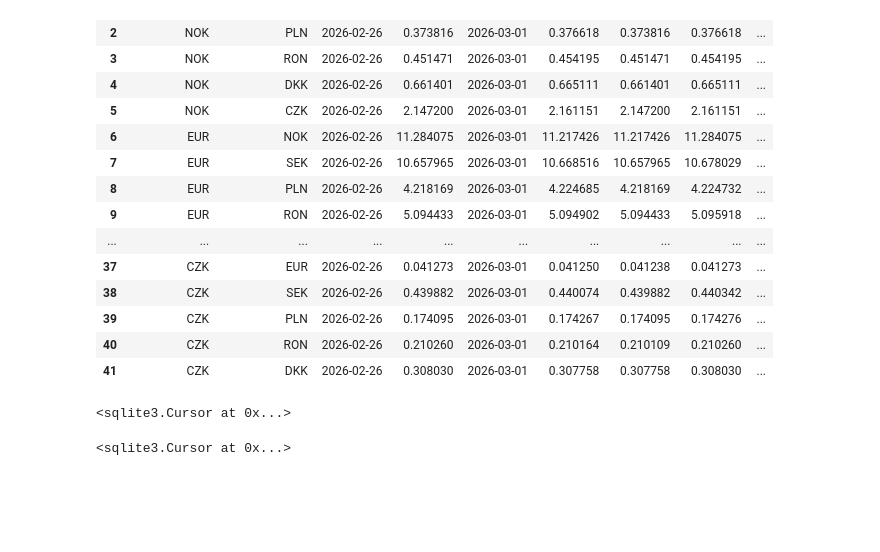
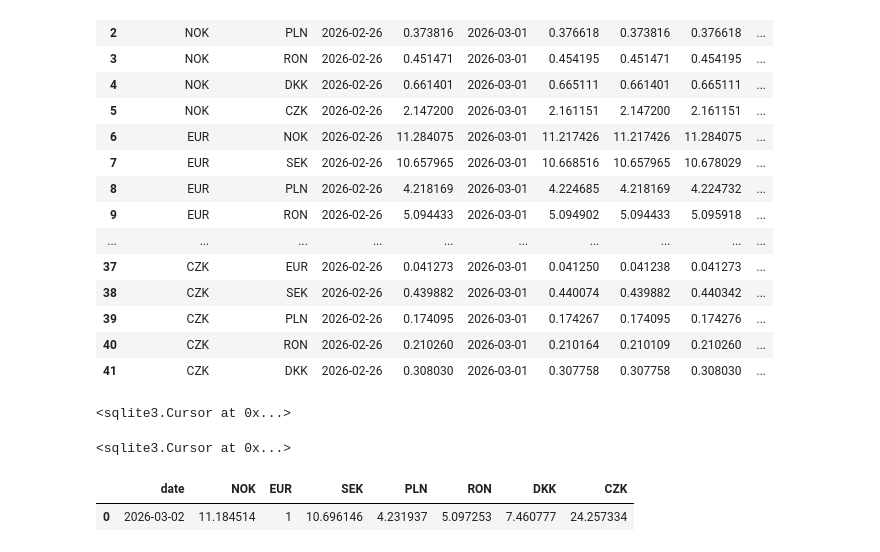
Before and after one commit to yasser3434/foreign_exchange_de_project, a Jupyter notebook: notebooks/main.ipynb, the cells around one changed output. Cells and saved outputs as stored; diff of their text form; code cells hidden in the pictures; blank space fills up the shorter version.

```diff
--- a/notebooks/main.ipynb
+++ b/notebooks/main.ipynb
@@ -677,0 +688,34 @@ cursor.execute(f"""
+# %%
+def latest_fx(base_url, currency="EUR") -> pd.DataFrame:
+    """
+    Get daily data
+    """
+    # Get data
+    url = f"{base_url}/{api_key}/latest/{currency}"
+    response = requests.get(url)
+    response.raise_for_status()
+
+    data = response.json()
+
+    # Calculate cross pairs
+    records = []
+
+    try:
+        # Extract currencies rates
+        rates = data["conversion_rates"]
+        record = {"date" : datetime.today().strftime("%Y-%m-%d")}
+
+        for currency in currencies:
+            record[currency] = rates.get(currency)
+
+        records.append(record)
+        return pd.DataFrame(records)
+
+    except Exception as e:
+        logging.error(f"{datetime.today().strftime('%Y-%m-%d')} error: {e}")
+        return pd.DataFrame()
+# %%
+latest_fx(base_url)
+# %% [output]
+|  | date | NOK | EUR | SEK | PLN | RON | DKK | CZK |
+| 0 | 2026-03-02 | 11.184514 | 1 | 10.696146 | 4.231937 | 5.097253 | 7.460777 | 24.257334 |
```
Also changed, not shown: parts of 9 cells of this notebook, 16 other files.
